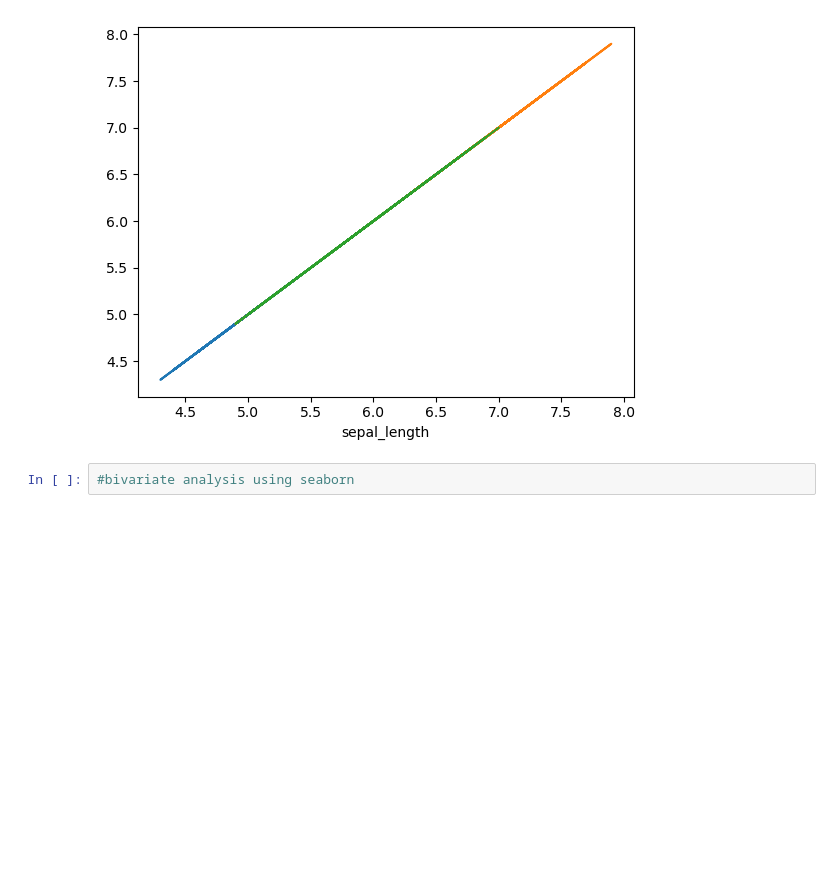
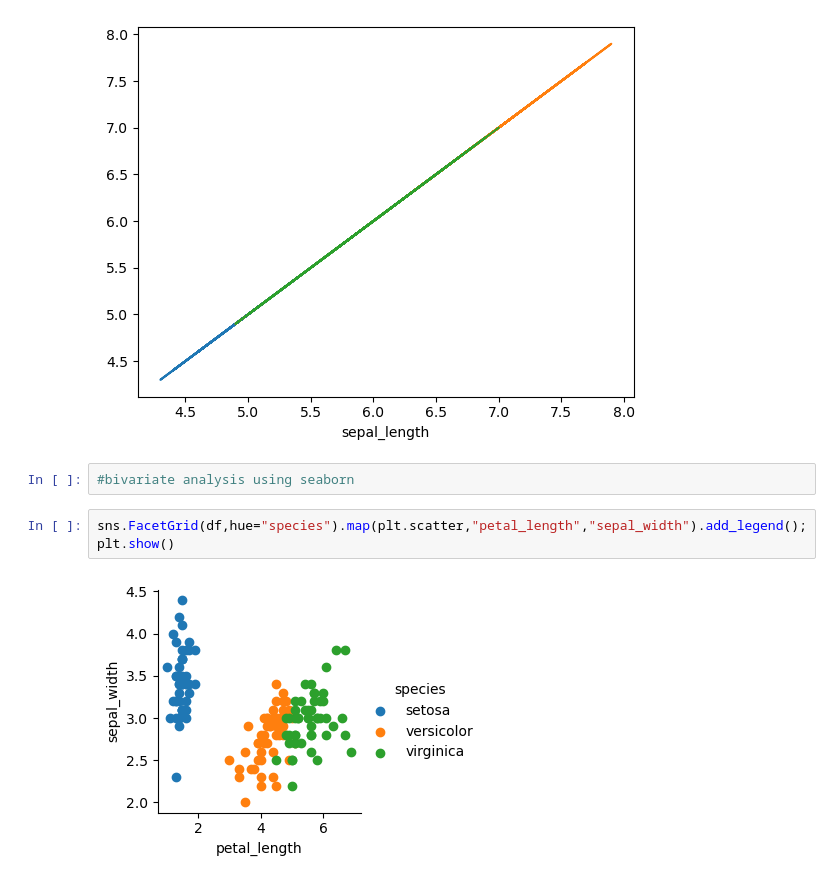
Before and after one commit to gmsai12345/ML-Learning, a Jupyter notebook: stat.ipynb, the cells around one changed output. Drawn from its saved outputs; the diff is of its cells as text; blank space fills up the shorter version.

```diff
--- a/stat.ipynb
+++ b/stat.ipynb
@@ -80,3 +81,8 @@ Text(0.5, 0, 'sepal_length')
 [figure]
 # %%
 #bivariate analysis using seaborn
+# %%
+sns.FacetGrid(df,hue="species").map(plt.scatter,"petal_length","sepal_width").add_legend();
+plt.show()
+# %% [output]
+[figure, added]
```
Also changed, not shown: parts of 39 cells of this notebook, 10 other files.
